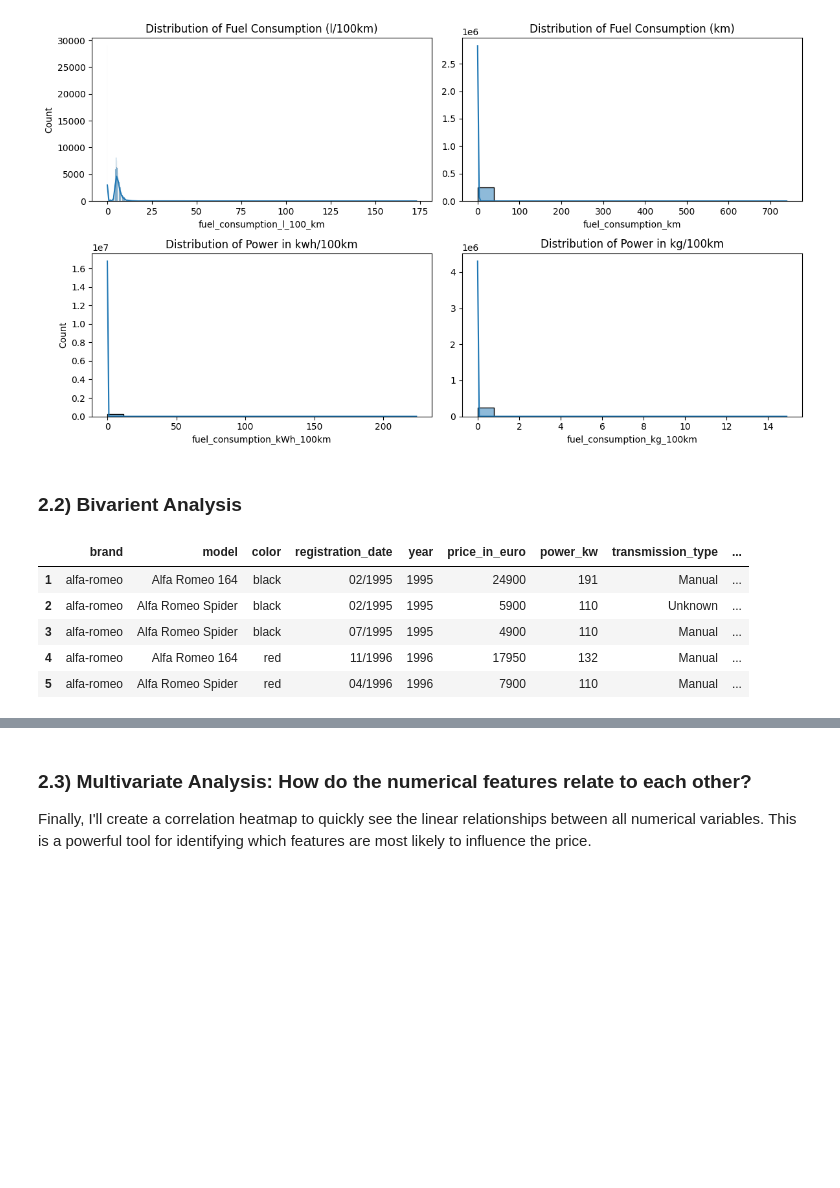
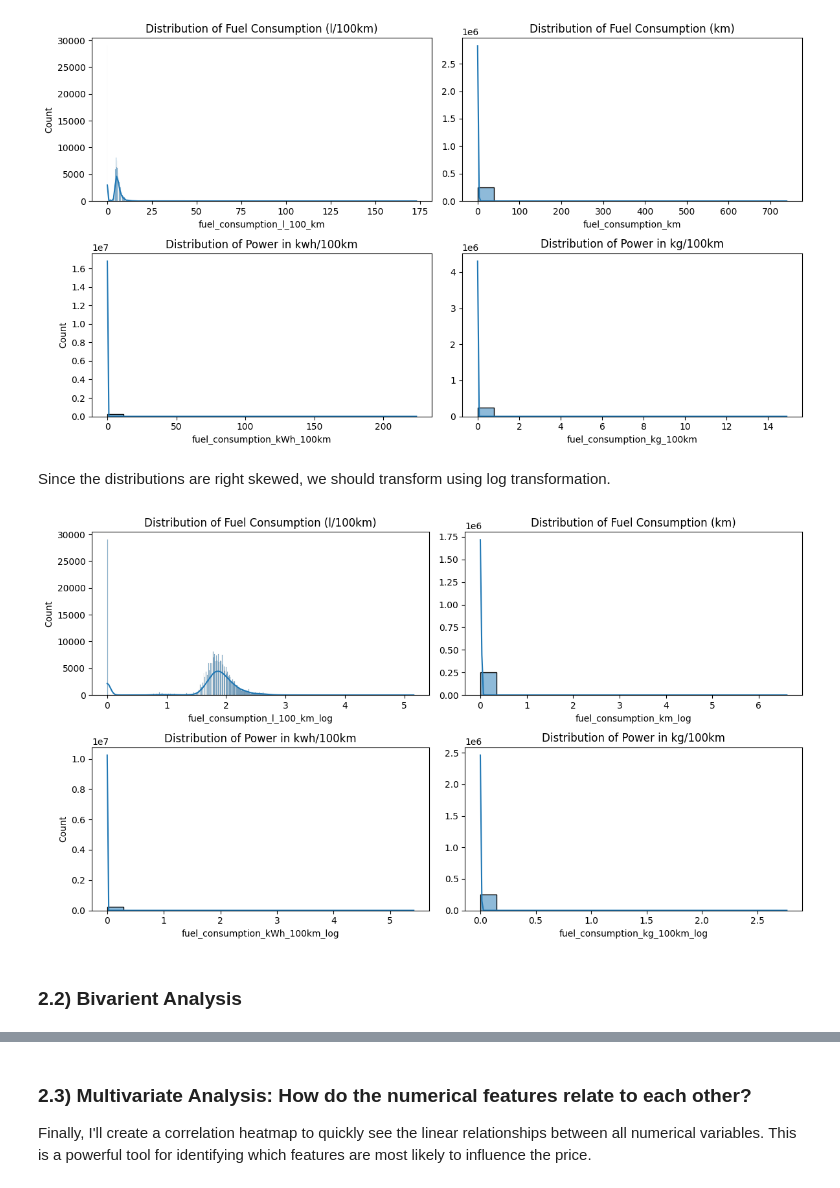
Before and after one commit to KaungSiThu-Sallius/German-Used-Cars-Analysis, a Jupyter notebook: main.ipynb, the cells around one changed output, grey strips where cells are left out. Cells and saved outputs as stored; diff of their text form; code cells hidden in the pictures; blank space fills up the shorter version.

```diff
--- a/main.ipynb
+++ b/main.ipynb
@@ -262,17 +286,36 @@ plt.tight_layout(rect=[0, 0.1, 1, 0.95])
 plt.show()
 # %% [output]
 [figure]
+# %% [markdown]
+Since the distributions are right skewed, we should transform using log transformation.
+# %%
+clean_df['fuel_consumption_l_100_km_log'] = np.log1p(clean_df['fuel_consumption_l_100_km'])
+clean_df['fuel_consumption_km_log'] = np.log1p(clean_df['fuel_consumption_km'])
+clean_df['fuel_consumption_kWh_100km_log'] = np.log1p(clean_df['fuel_consumption_kWh_100km'])
+clean_df['fuel_consumption_kg_100km_log'] = np.log1p(clean_df['fuel_consumption_kg_100km'])
+
+fig, axes = plt.subplots(2,2, figsize=(12,8))
+
+sns.histplot(clean_df, x='fuel_consumption_l_100_km_log', kde=True, ax=axes[0,0])
+axes[0,0].set_title('Distribution of Fuel Consumption (l/100km)')
+
+sns.histplot(clean_df, x='fuel_consumption_km_log', kde=True, ax=axes[0,1])
+axes[0,1].set_title('Distribution of Fuel Consumption (km)')
+axes[0,1].set_ylabel('')
+
+sns.histplot(clean_df, x='fuel_consumption_kWh_100km_log', kde=True, ax=axes[1,0])
+axes[1,0].set_title('Distribution of Power in kwh/100km')
+
+sns.histplot(clean_df, x='fuel_consumption_kg_100km_log', kde=True, ax=axes[1,1])
+axes[1,1].set_title('Distribution of Power in kg/100km')
+axes[1,1].set_ylabel('')
+
+plt.tight_layout(rect=[0, 0.1, 1, 0.95])
+plt.show()
+# %% [output]
+[figure, added]
 # %% [markdown]
 ### 2.2) Bivarient Analysis
-# %%
-clean_df.head()
-# %% [output]
-|  | brand | model | color | registration_date | year | price_in_euro | power_kw | transmission_type | ... |
-| 1 | alfa-romeo | Alfa Romeo 164 | black | 02/1995 | 1995 | 24900 | 191 | Manual | ... |
-| 2 | alfa-romeo | Alfa Romeo Spider | black | 02/1995 | 1995 | 5900 | 110 | Unknown | ... |
-| 3 | alfa-romeo | Alfa Romeo Spider | black | 07/1995 | 1995 | 4900 | 110 | Manual | ... |
-| 4 | alfa-romeo | Alfa Romeo 164 | red | 11/1996 | 1996 | 17950 | 132 | Manual | ... |
-| 5 | alfa-romeo | Alfa Romeo Spider | red | 04/1996 | 1996 | 7900 | 110 | Manual | ... |
 # %%
 fig, axes = plt.subplots(3,2, figsize=(12,12))
 
```
Also changed, not shown: parts of 7 cells of this notebook.
